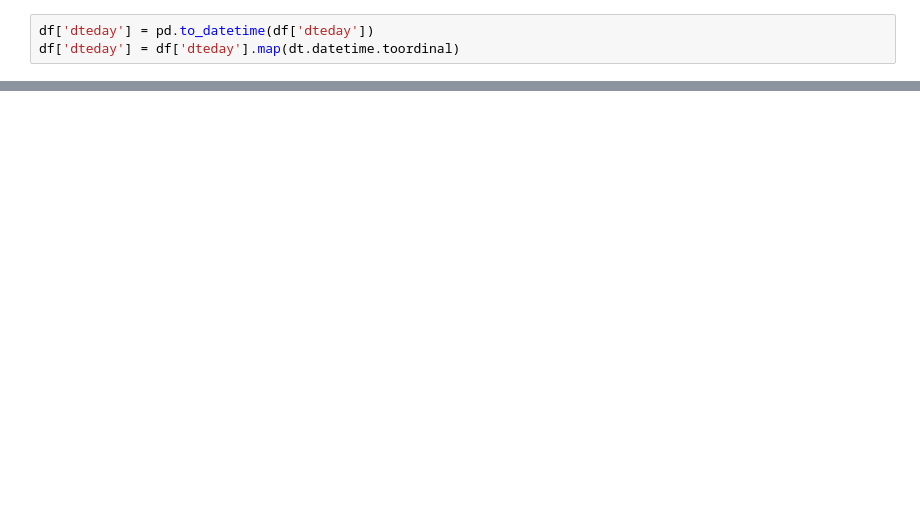
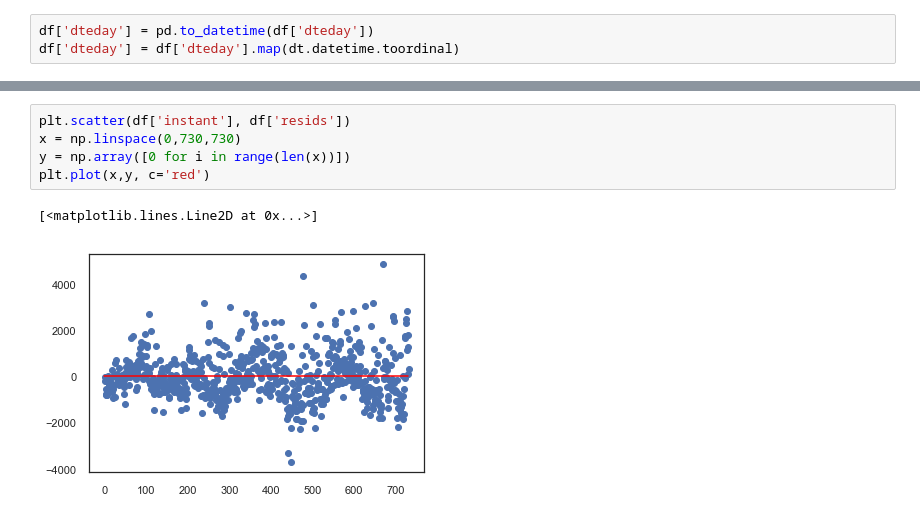
Before and after one commit to pauly51994/Bike_predictor, a Jupyter notebook: Bike-Sharing-Dataset/BETTER.ipynb, the cells around one changed output, grey strips where cells are left out. Cells and saved outputs as stored; diff of their text form; blank space fills up the shorter version.

```diff
--- a/Bike-Sharing-Dataset/BETTER.ipynb
+++ b/Bike-Sharing-Dataset/BETTER.ipynb
@@ -65,0 +81,8 @@ df['resids'] = resid(df['instant'], df['cnt'])
+# %%
+plt.scatter(df['instant'], df['resids'])
+x = np.linspace(0,730,730)
+y = np.array([0 for i in range(len(x))])
+plt.plot(x,y, c='red')
+# %% [output]
+[<matplotlib.lines.Line2D at 0x...>]
+[figure, added]
```
Also changed, not shown: parts of 13 cells of this notebook.
